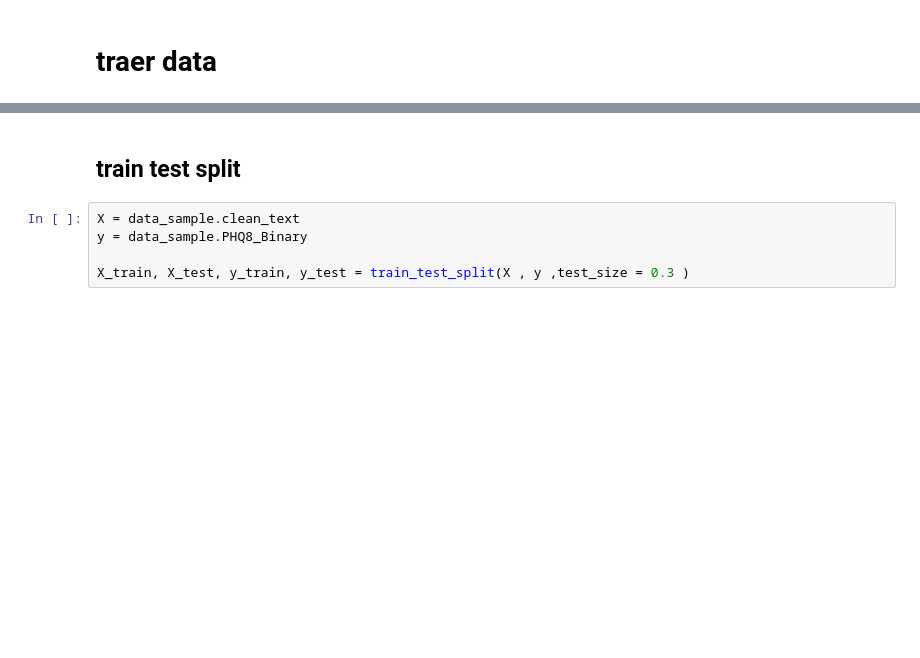
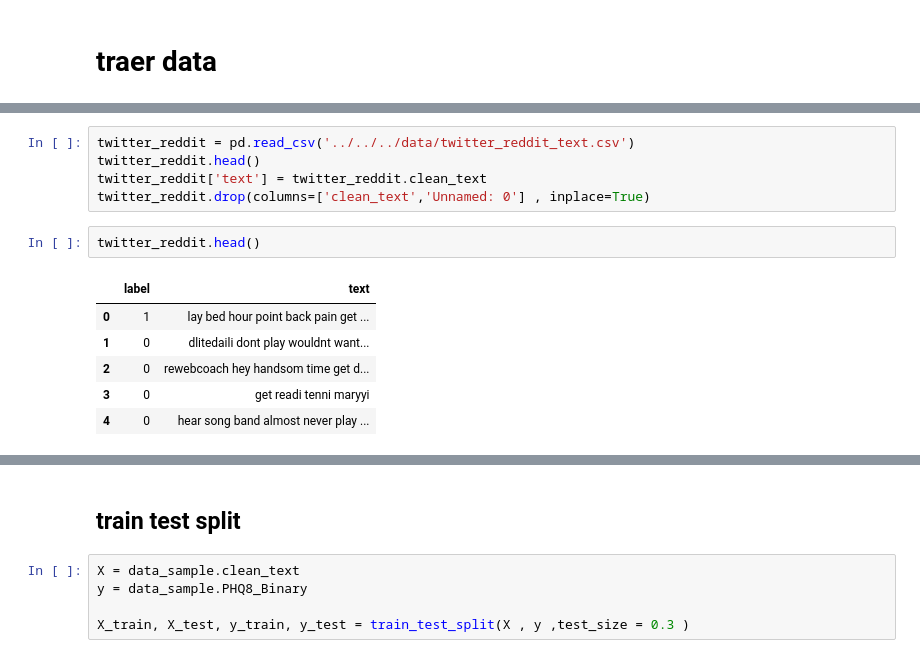
Before and after one commit to JoacoSoulez/Smart-Detector-of-Depressive-Disorder, a Jupyter notebook: notebooks/neural networks/rnn_word2vec_all_data.ipynb, the cells around one changed output, grey strips where cells are left out. Drawn from its saved outputs; the diff is of its cells as text; blank space fills up the shorter version.

Commit message:
armando red con data velada, y no velada

```diff
--- a/notebooks/neural networks/rnn_word2vec_transcriptions.ipynb
+++ b/notebooks/neural networks/rnn_word2vec_all_data.ipynb
@@ -40,0 +17,14 @@ data_sample = pd.concat([data[(data.PHQ8_Binary == 0)].sample(n = 40) , data[(da
+# %%
+twitter_reddit = pd.read_csv('../../../data/twitter_reddit_text.csv')
+twitter_reddit.head()
+twitter_reddit['text'] = twitter_reddit.clean_text
+twitter_reddit.drop(columns=['clean_text','Unnamed: 0'] , inplace=True)
+# %%
+twitter_reddit.head()
+# %% [output]
+|  | label | text |
+| 0 | 1 | lay bed hour point back pain get ... |
+| 1 | 0 | dlitedaili dont play wouldnt want... |
+| 2 | 0 | rewebcoach hey handsom time get d... |
+| 3 | 0 | get readi tenni maryyi |
+| 4 | 0 | hear song band almost never play ... |
```
Also changed, not shown: parts of 11 cells of this notebook, 1 other file.
